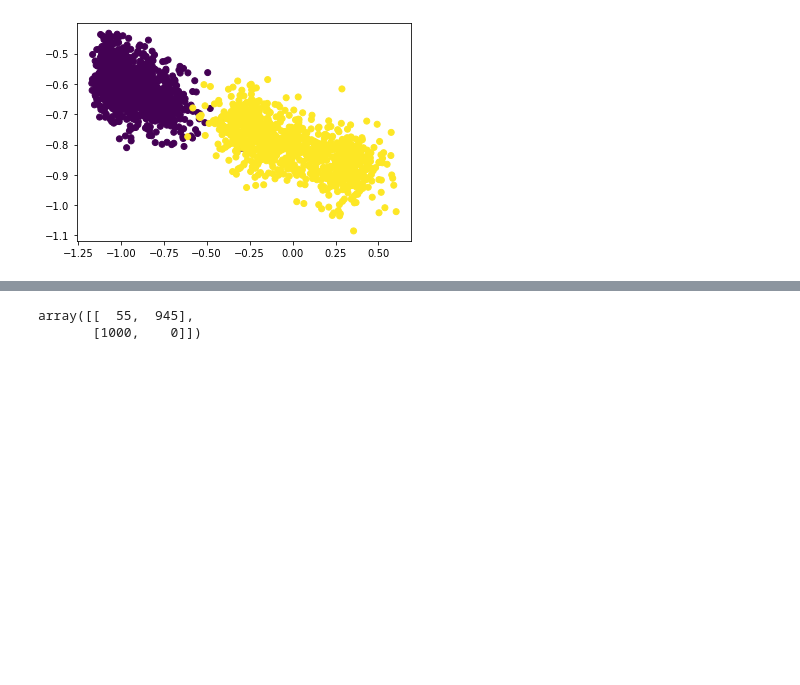
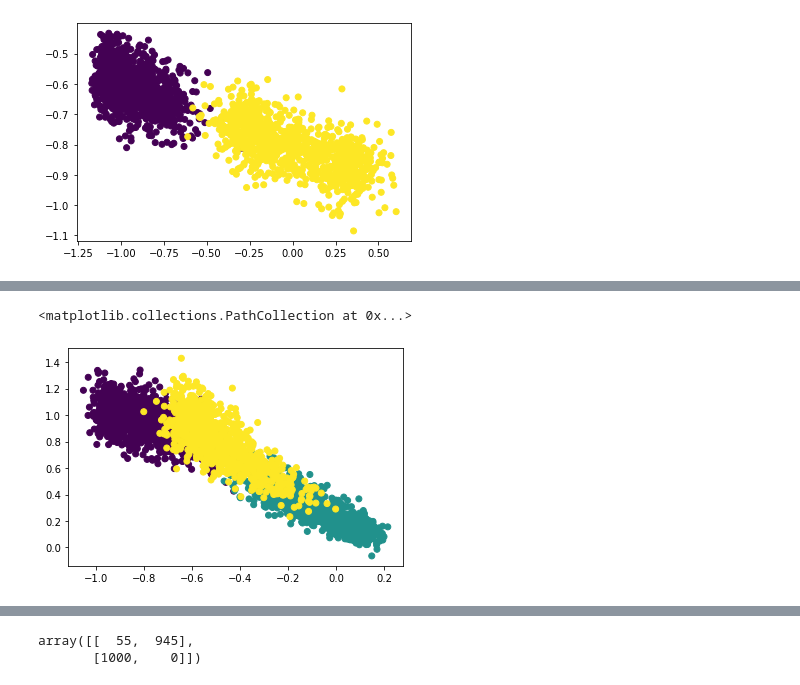
Before and after one commit to vafaei-ar/ahunt, a Jupyter notebook: example.ipynb, the cells around one changed output, grey strips where cells are left out. Saved outputs shown, nothing was run; the diff lists cells and outputs as text; code cells hidden in the pictures; blank space fills up the shorter version.

```diff
--- a/example.ipynb
+++ b/example.ipynb
@@ -682,0 +783,6 @@ plt.scatter(*y_pred.T,c=y)
+# %%
+wieghts = tf.constant([5.0, np.nan, 6.8, np.nan, np.inf])
+nans = tf.math.is_nan(wieghts)
+nnans = tf.math.logical_not(nans)
+print(nans,nnans)
+print(wieghts[nnans])
@@ -682,0 +794,7 @@ plt.scatter(*y_pred.T,c=y)
+# %%
+path = '/home/vafaeisa/scratch/datasets/prepared/mnist.npz'
+
+x,y,int_mapper,lbl_mapper = load_npz(path,verbose=0)
+x = x/x.max()
+n_tot,lx,ly = x.shape
+_,_,x,y = data_prepare(x,y,data_config={0:1000,1:1000,2:1000},warning=True)
@@ -682,0 +934,9 @@ plt.scatter(*y_pred.T,c=y)
+# %%
+y_pred = encoder.predict(x)[2]
+# rec = vae.predict(x)
+# plt.imshow(rec[0,:,:,0])
+# %%
+plt.scatter(*y_pred[:,:2].T,c=y)
+# %% [output]
+<matplotlib.collections.PathCollection at 0x...>
+[figure, added]
```
Also changed, not shown: parts of 13 cells of this notebook, 5 other files.
